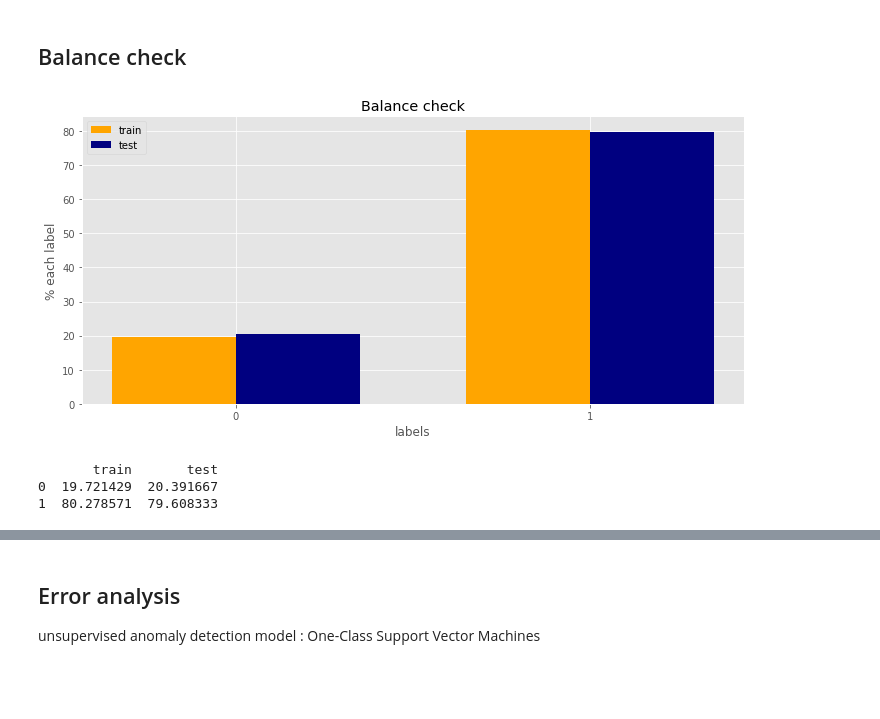
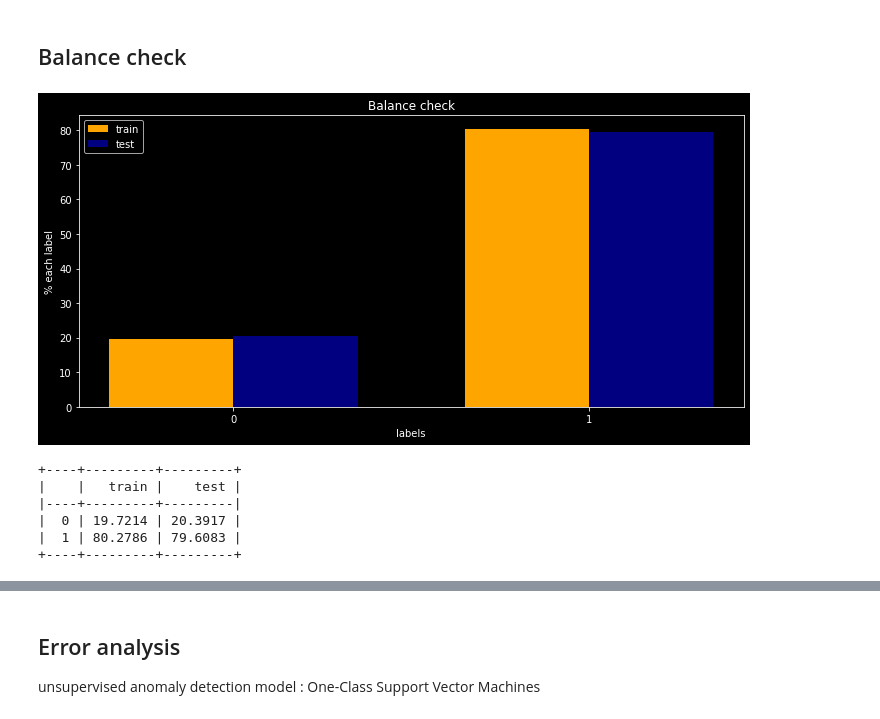
Before and after one commit to navid-finra/finra2, a Jupyter notebook: imp/finra.ipynb, the cells around one changed output, grey strips where cells are left out. Saved outputs shown, nothing was run; the diff lists cells and outputs as text; code cells hidden in the pictures; blank space fills up the shorter version.

```diff
--- a/imp/finra.ipynb
+++ b/imp/finra.ipynb
@@ -67,11 +79,12 @@ test_df = pd.concat([x_test, y_test], axis=1).reset_index(drop = True)
 # %% [markdown]
 ## Residual variance -> Dimensionality Reduction with Principal Component Analysis
 # %%
-plt.style.use('ggplot')
+plt.style.use('dark_background')
 pca = PCA()
 pca.fit_transform(x_train)
-pca_residual_variance(pca, marker='o', markersize=3, alpha=0.8)
+pca_residual_variance(pca, marker='o', markersize=3, color = "yellow", alpha=0.8)
 plt.xlabel("# reduced components")
 plt.title("Residual variance -> Dimensionality Reduction with PCA")
 plt.show()
+plt.clf()
 # %% [output]
@@ -81,28 +146,33 @@ plt.show()
 # %%
 train_frauds = (sum(train_df.target)/len(train_df))*100
 train_norms = 100 - train_frauds
 test_frauds = (sum(test_df.target)/len(test_df))*100
 test_norms = 100 - test_frauds
 train_per = (train_norms, train_frauds)
 test_per = (test_norms, test_frauds)
 fig, ax = plt.subplots(figsize = (10, 5))
 index = np.arange(2)
 bar_width = 0.35
 rects1 = plt.bar(index, train_per, bar_width, color='orange', label='train')
 rects2 = plt.bar(index + bar_width, test_per, bar_width, color='navy',label='test')
 plt.xlabel('labels')
 plt.ylabel('% each label')
 plt.title('Balance check')
 plt.xticks(index + 0.5*bar_width, ('0', '1'))
 plt.legend()
 plt.tight_layout()
 plt.show()
-print(pd.DataFrame({'train' : train_per, 'test' : test_per}))
+tr_ts_df = pd.DataFrame({'train' : train_per, 'test' : test_per})
+print("\n")
+print(tabulate(tr_ts_df, headers = 'keys', tablefmt = 'psql'))
 # %% [output]
-[figure, old version]
+[figure, new version]
-       train       test
-0  19.721429  20.391667
-1  80.278571  79.608333
++----+---------+---------+
+|    |   train |    test |
+|----+---------+---------|
+|  0 | 19.7214 | 20.3917 |
+|  1 | 80.2786 | 79.6083 |
++----+---------+---------+
 # %%
 x_all = pd.concat([x_train, x_test], axis=0).reset_index(drop = True)
 cluster = 10
```
Also changed, not shown: parts of 14 cells of this notebook.
